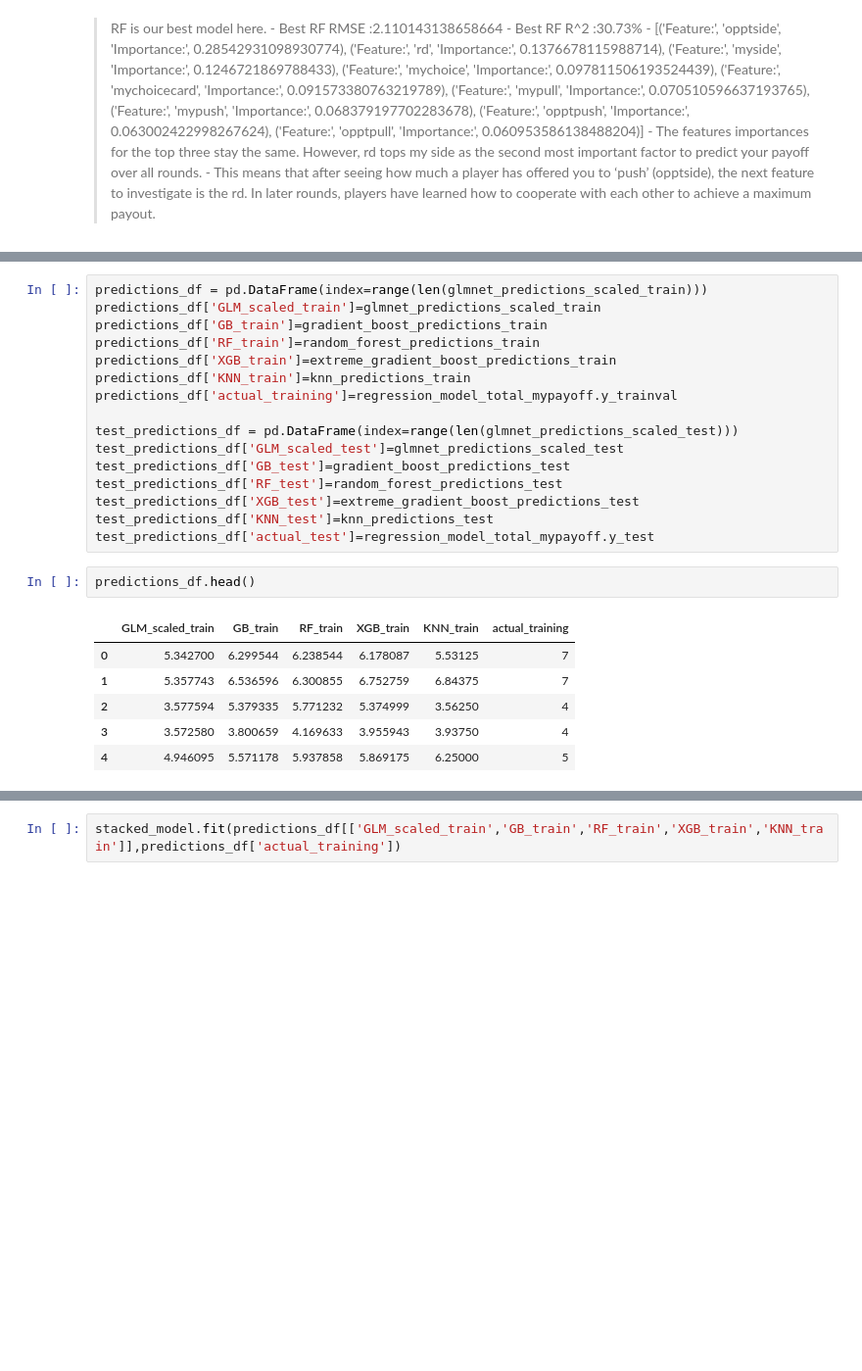
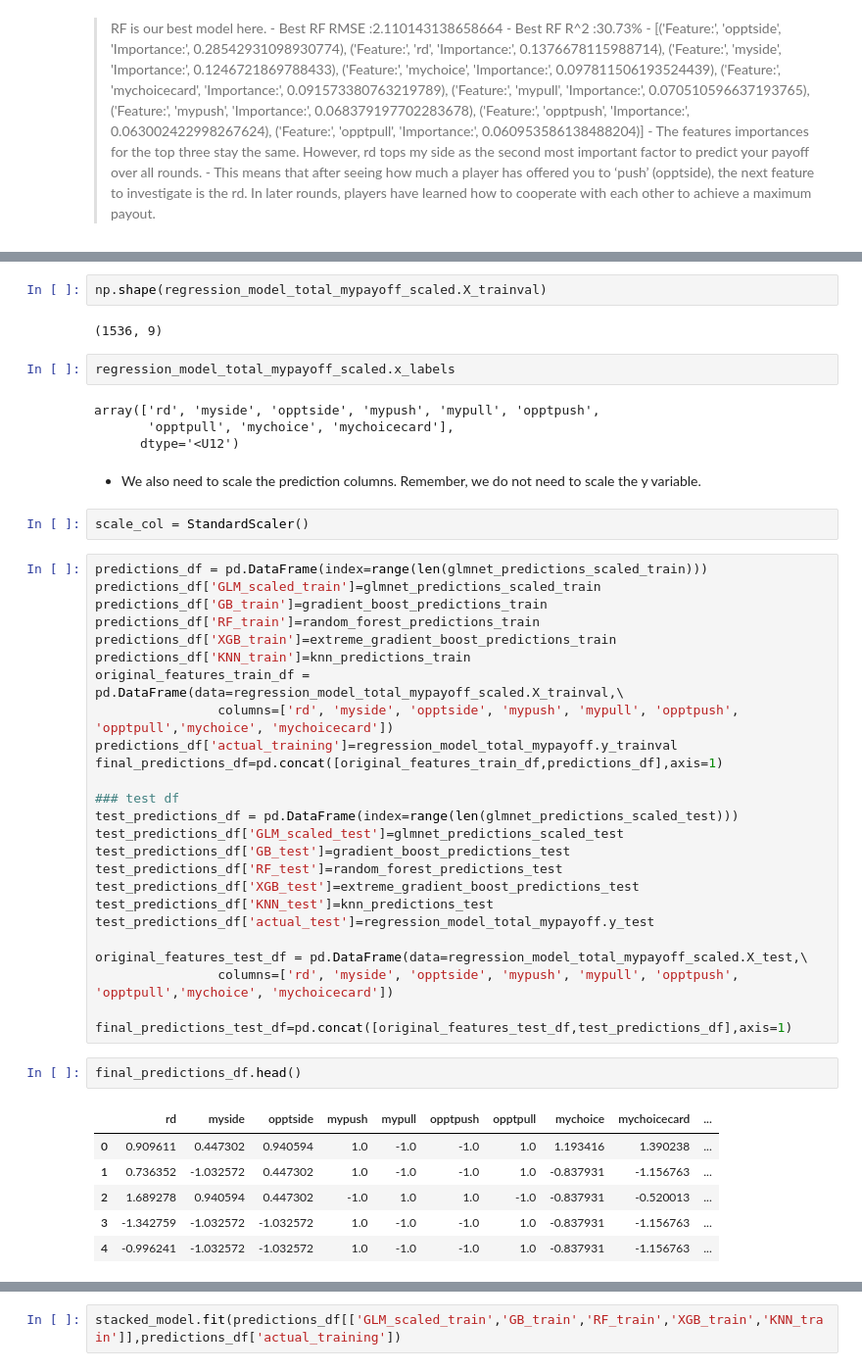
Before and after one commit to jonhilgart22/Galvanize-Machine-Learning-I, a Jupyter notebook: Final_Project_Ultimatum_Game/ML_Final_Ultimatum_Game.ipynb, the cells around one changed output, grey strips where cells are left out. Shown at 98% size. Drawn from its saved outputs; the diff is of its cells as text; blank space fills up the shorter version.

```diff
--- a/Final_Project_Ultimatum_Game/ML_Final_Ultimatum_Game.ipynb
+++ b/Final_Project_Ultimatum_Game/ML_Final_Ultimatum_Game.ipynb
@@ -1850,6 +1884,20 @@ knn_predictions_train =\
 regression_model_total_mypayoff_scaled.predict(model='knn_regression',data='train').reshape(-1,1)
 knn_predictions_test =\
 regression_model_total_mypayoff_scaled.predict(model='knn_regression',data='test').reshape(-1,1)
+# %%
+np.shape(regression_model_total_mypayoff_scaled.X_trainval)
+# %% [output]
+(1536, 9)
+# %%
+regression_model_total_mypayoff_scaled.x_labels
+# %% [output]
+array(['rd', 'myside', 'opptside', 'mypush', 'mypull', 'opptpush',
+       'opptpull', 'mychoice', 'mychoicecard'],
+      dtype='<U12')
+# %% [markdown]
+- We also need to scale  the prediction columns. Remember, we do not need to scale the y variable.
+# %%
+scale_col = StandardScaler()
 # %%
 predictions_df = pd.DataFrame(index=range(len(glmnet_predictions_scaled_train)))
 predictions_df['GLM_scaled_train']=glmnet_predictions_scaled_train
@@ -1857,8 +1905,12 @@ predictions_df['GB_train']=gradient_boost_predictions_train
 predictions_df['RF_train']=random_forest_predictions_train
 predictions_df['XGB_train']=extreme_gradient_boost_predictions_train
 predictions_df['KNN_train']=knn_predictions_train
+original_features_train_df = pd.DataFrame(data=regression_model_total_mypayoff_scaled.X_trainval,\
+                columns=['rd', 'myside', 'opptside', 'mypush', 'mypull', 'opptpush', 'opptpull','mychoice', 'mychoicecard'])
 predictions_df['actual_training']=regression_model_total_mypayoff.y_trainval
+final_predictions_df=pd.concat([original_features_train_df,predictions_df],axis=1)
 
+### test df
 test_predictions_df = pd.DataFrame(index=range(len(glmnet_predictions_scaled_test)))
 test_predictions_df['GLM_scaled_test']=glmnet_predictions_scaled_test
 test_predictions_df['GB_test']=gradient_boost_predictions_test
@@ -1866,12 +1918,17 @@ test_predictions_df['RF_test']=random_forest_predictions_test
 test_predictions_df['XGB_test']=extreme_gradient_boost_predictions_test
 test_predictions_df['KNN_test']=knn_predictions_test
 test_predictions_df['actual_test']=regression_model_total_mypayoff.y_test
+
+original_features_test_df = pd.DataFrame(data=regression_model_total_mypayoff_scaled.X_test,\
+                columns=['rd', 'myside', 'opptside', 'mypush', 'mypull', 'opptpush', 'opptpull','mychoice', 'mychoicecard'])
+
+final_predictions_test_df=pd.concat([original_features_test_df,test_predictions_df],axis=1)
 # %%
-predictions_df.head()
+final_predictions_df.head()
 # %% [output]
-|  | GLM_scaled_train | GB_train | RF_train | XGB_train | KNN_train | actual_training |
-| 0 | 5.342700 | 6.299544 | 6.238544 | 6.178087 | 5.53125 | 7 |
-| 1 | 5.357743 | 6.536596 | 6.300855 | 6.752759 | 6.84375 | 7 |
-| 2 | 3.577594 | 5.379335 | 5.771232 | 5.374999 | 3.56250 | 4 |
-| 3 | 3.572580 | 3.800659 | 4.169633 | 3.955943 | 3.93750 | 4 |
-| 4 | 4.946095 | 5.571178 | 5.937858 | 5.869175 | 6.25000 | 5 |
+|  | rd | myside | opptside | mypush | mypull | opptpush | opptpull | mychoice | mychoicecard | ... |
+| 0 | 0.909611 | 0.447302 | 0.940594 | 1.0 | -1.0 | -1.0 | 1.0 | 1.193416 | 1.390238 | ... |
+| 1 | 0.736352 | -1.032572 | 0.447302 | 1.0 | -1.0 | -1.0 | 1.0 | -0.837931 | -1.156763 | ... |
+| 2 | 1.689278 | 0.940594 | 0.447302 | -1.0 | 1.0 | 1.0 | -1.0 | -0.837931 | -0.520013 | ... |
+| 3 | -1.342759 | -1.032572 | -1.032572 | 1.0 | -1.0 | -1.0 | 1.0 | -0.837931 | -1.156763 | ... |
+| 4 | -0.996241 | -1.032572 | -1.032572 | 1.0 | -1.0 | -1.0 | 1.0 | -0.837931 | -1.156763 | ... |
```
Also changed, not shown: parts of 42 cells of this notebook, 5 other files.
